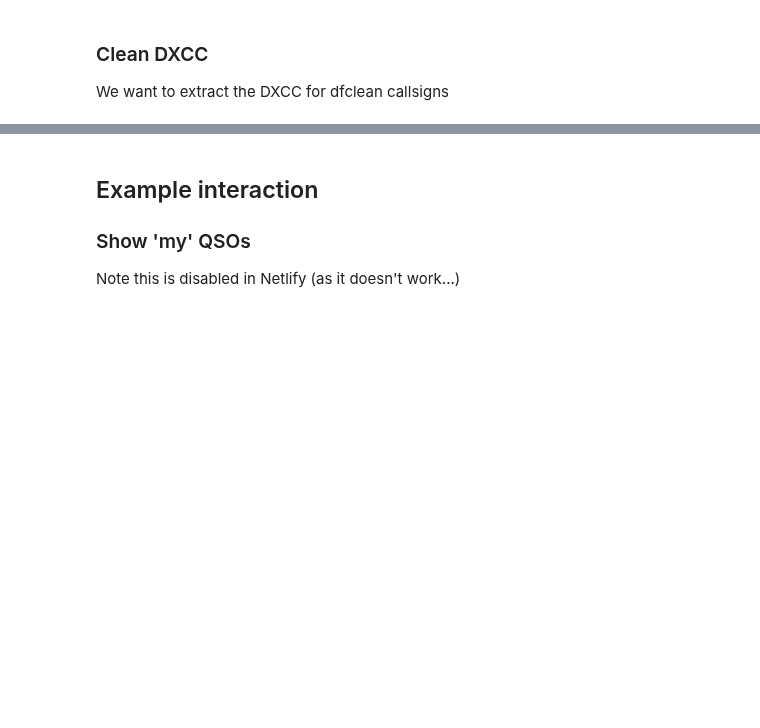
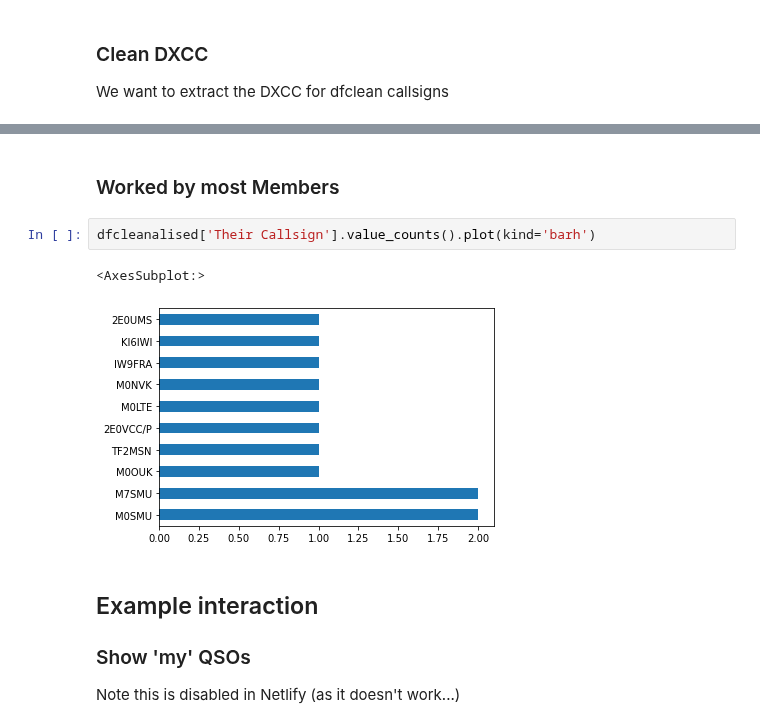
Before and after one commit to smurphboy/WAllOARC, a Jupyter notebook: WorkedAllOARC.ipynb, the cells around one changed output, grey strips where cells are left out. Cells and saved outputs as stored; diff of their text form; blank space fills up the shorter version.

```diff
--- a/WorkedAllOARC.ipynb
+++ b/WorkedAllOARC.ipynb
@@ -213,3 +238,10 @@ Ireland
+# %% [markdown]
+### Worked by most Members
+# %%
+dfcleanalised['Their Callsign'].value_counts().plot(kind='barh')
+# %% [output]
+<AxesSubplot:>
+[figure, added]
 # %% [markdown]
 ## Example interaction
 
```
Also changed, not shown: parts of 9 cells of this notebook.
